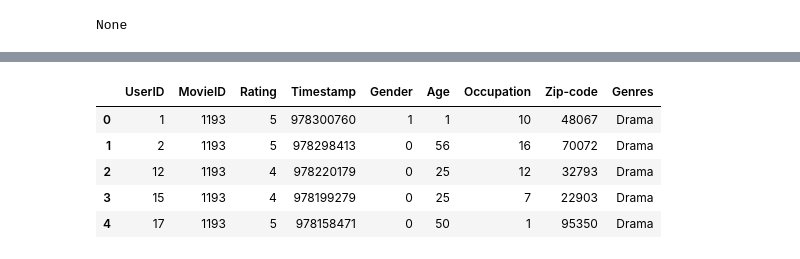
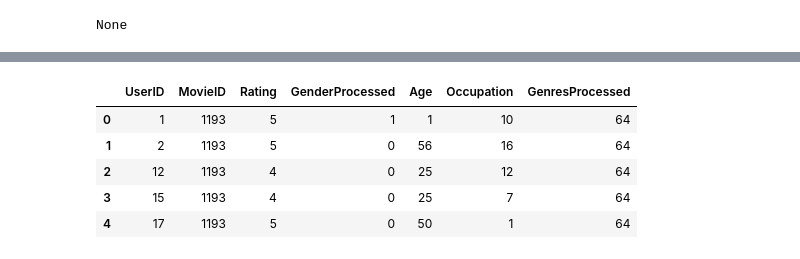
Before and after one commit to gabrielilharco/ctc17-project3, a Jupyter notebook: src/naive_bayes.ipynb, the cells around one changed output, grey strips where cells are left out. Saved outputs shown, nothing was run; the diff lists cells and outputs as text; code cells hidden in the pictures.

```diff
--- a/src/naive_bayes.ipynb
+++ b/src/naive_bayes.ipynb
@@ -97,23 +97,3 @@ None
 #Joining df
 data = pd.merge(data_ratings, data_users, how="inner", on="UserID")
 data = pd.merge(data, data_movies, how="inner", on="MovieID")
-# %%
-#Feature Extraction
-
-#Droping unwanted columns
-#data = data.drop("Zip-code", 1)
-#data = data.drop("Timestamp", 1)
-data = data.drop("Title", 1)
-#data = data.drop("MovieID", 1)
-#data = data.drop("UserID", 1)
-
-data['Genres'].apply(lambda x: x.split('|'))
-data['Gender'] = data['Gender'].apply(lambda x: 0 if x == 'M' else 1)
-display(data.head())
-# %% [output]
-|  | UserID | MovieID | Rating | Timestamp | Gender | Age | Occupation | Zip-code | Genres |
-| 0 | 1 | 1193 | 5 | 978300760 | 1 | 1 | 10 | 48067 | Drama |
-| 1 | 2 | 1193 | 5 | 978298413 | 0 | 56 | 16 | 70072 | Drama |
-| 2 | 12 | 1193 | 4 | 978220179 | 0 | 25 | 12 | 32793 | Drama |
-| 3 | 15 | 1193 | 4 | 978199279 | 0 | 25 | 7 | 22903 | Drama |
-| 4 | 17 | 1193 | 5 | 978158471 | 0 | 50 | 1 | 95350 | Drama |
@@ -132,0 +100,59 @@ display(data.head())
+# %%
+#Feature Extraction
+
+def get_genre_id(genres_list):
+    """
+    return the integer id of a list of genres,
+    which is the integer corresponding to the binary intersection of the list with all the genres
+    """
+    # movie genres
+    genres = [
+        'Action',
+        'Adventure',
+        'Animation',
+        'Children\'s',
+        'Comedy',
+        'Documentary',
+        'Drama',
+        'Fantasy',
+        'Film-Noir',
+        'Horror',
+        'Musical',
+        'Mystery',
+        'Romance',
+        'Sci-Fi',
+        'Thriller',
+        'War',
+        'Western'
+    ]
+    # creating id
+    id = 0
+    weight = 1
+    for genre in genres:
+        if genre in genres_list:
+            id += weight
+        weight*=2
+    return id
+
+
+data['GenresProcessed'] = data['Genres'].apply(get_genre_id)
+data['GenderProcessed'] = data['Gender'].apply(lambda x: 0 if x == 'M' else 1)
+
+#Droping unwanted columns
+#data = data.drop("Zip-code", 1)
+#data = data.drop("Timestamp", 1)
+#data = data.drop("Title", 1)
+#data = data.drop("MovieID", 1)
+#data = data.drop("UserID", 1)
+columns = ['UserID', 'MovieID', 'Rating', 'GenderProcessed', 'Age', 'Occupation', 'GenresProcessed']
+data = data[columns]
+
+
+display(data.head())
+# %% [output]
+|  | UserID | MovieID | Rating | GenderProcessed | Age | Occupation | GenresProcessed |
+| 0 | 1 | 1193 | 5 | 1 | 1 | 10 | 64 |
+| 1 | 2 | 1193 | 5 | 0 | 56 | 16 | 64 |
+| 2 | 12 | 1193 | 4 | 0 | 25 | 12 | 64 |
+| 3 | 15 | 1193 | 4 | 0 | 25 | 7 | 64 |
+| 4 | 17 | 1193 | 5 | 0 | 50 | 1 | 64 |
```
Also changed, not shown: parts of 14 cells of this notebook, 4 other files.
